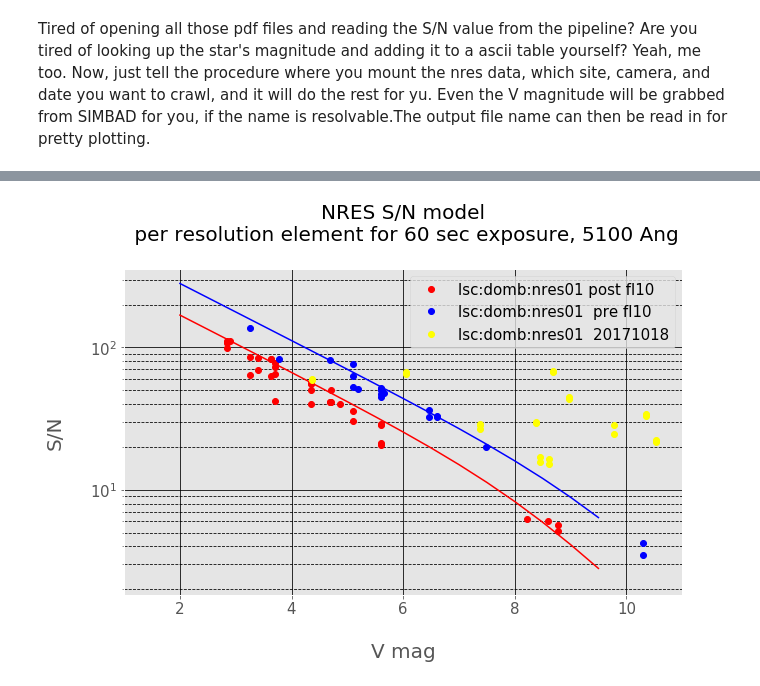
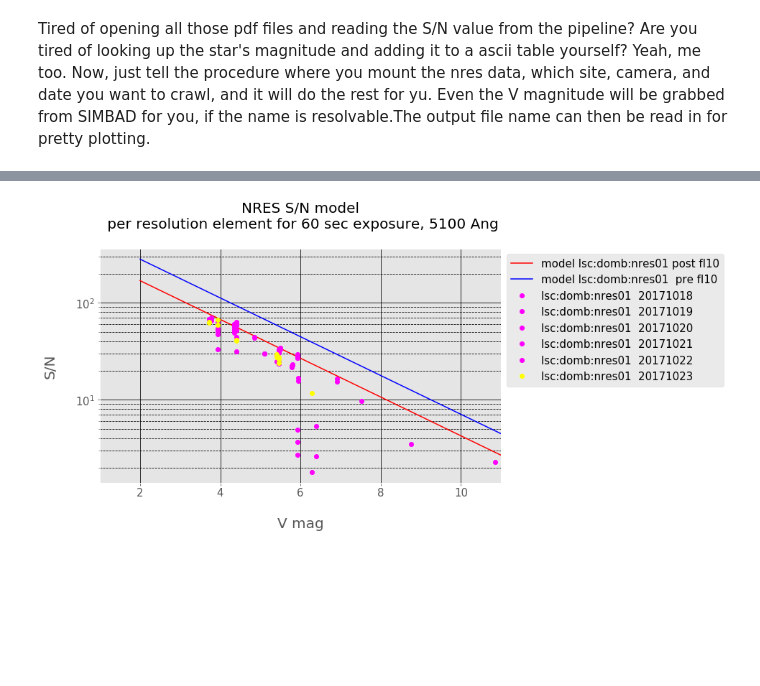
Before and after one commit to drhaz/lco_nresAnalysis, a Jupyter notebook: pipeline_sn/nres_plot_pipelineSN.ipynb, the cells around one changed output, grey strips where cells are left out. Saved outputs shown, nothing was run; the diff lists cells and outputs as text; code cells hidden in the pictures; blank space fills up the shorter version.

Commit message:
small mods to pipline S/N plot

```diff
--- a/pipeline_sn/nres_plot_pipelineSN.ipynb
+++ b/pipeline_sn/nres_plot_pipelineSN.ipynb
@@ -35,21 +35,25 @@ def readdata (fname):
     data = np.genfromtxt (fname, unpack=True, dtype=None,
                           skip_footer=0, names=['star','vmag','sn','texp'])
     sn60 = data['sn'] * np.sqrt (60. / data['texp'])
-    return data['vmag'], sn60
+    return data['star'], data['vmag'], sn60
 
 
 def snmodel (s0=180000, ron=5):
-    x = np.arange (2,10,0.5)
+    x = np.arange (2,12,0.5)
     s = 10 ** (-0.4 * x) * s0
     sn = s / np.sqrt (s + 3 * ron ** 2)
     return x, sn
 
 
-def plotfile (fname, color, label, refflux, ron=5):
-    (v,sn) = readdata (fname)
-    plt.semilogy (v,sn,'o', color=color, label=label)
-    (x,sn) = snmodel (refflux,ron)
-    plt.semilogy (x,sn, color=color)
+
+def plotfile (fname, color, label, refflux, ron=5, badcutoff=25000):
+    if fname is not None:
+        (star,v,sn) = readdata (fname)
+        plt.semilogy (v,sn,'o', color=color, label=label)
+
+    if refflux > 0:
+        (x,sn) = snmodel (refflux,ron)
+        plt.semilogy (x,sn, color=color, label='model %s' % label)
 # %% [markdown]
 Tired of opening all those pdf files and reading the S/N value from the pipeline? Are you tired of looking up the star's magnitude and adding it to a ascii table yourself?
 Yeah, me too. Now, just tell the procedure where you mount the nres data, which site, camera, and date you want to crawl, and it will do the rest for yu. Even the V magnitude will be grabbed from SIMBAD for you, if the name is resolvable.The output file name can then be read in for pretty plotting.
@@ -146,24 +178,29 @@ lscnrs01-fl09-20171018-0054-e91 HR1544_FLUX 4.36 152.2 400
 # %%
 
 ron=5
 
 fig, ax = plt.subplots(1)
 
-plotfile ('nressn_postfl10.txt', color='red', label='lsc:domb:nres01 post fl10', refflux=180000)
-plotfile ('nressn_prefl10.txt' , color='blue', label='lsc:domb:nres01  pre fl10', refflux=500000)
-plotfile ('nres01-20171018.txt' , color='yellow', label='lsc:domb:nres01  20171018', refflux=0)
+plotfile (None, color='red', label='lsc:domb:nres01 post fl10', refflux=180000, ron=0)
+plotfile (None , color='blue', label='lsc:domb:nres01  pre fl10', refflux=500000, ron=0)
+plotfile ('nres01-20171018.txt', color='magenta',  label='lsc:domb:nres01  20171018', refflux=0, ron=ron)
+plotfile ('nres01-20171019.txt', color='magenta',  label='lsc:domb:nres01  20171019', refflux=0, ron=ron)
+plotfile ('nres01-20171020.txt', color='magenta',  label='lsc:domb:nres01  20171020', refflux=0, ron=ron)
+plotfile ('nres01-20171021.txt', color='magenta', label='lsc:domb:nres01  20171021', refflux=0, ron=ron)
+plotfile ('nres01-20171022.txt', color='magenta', label='lsc:domb:nres01  20171022', refflux=0, ron=ron)
+plotfile ('nres01-20171023.txt', color='yellow', label='lsc:domb:nres01  20171023', refflux=0, ron=ron)
 
-plt.legend(  fontsize=15)
+lgd = plt.legend(bbox_to_anchor=(1, 1), loc='upper left', ncol=1,  fontsize=15)
 plt.xlim([1,11])
 plt.xlabel ( "\nV mag",  fontsize=20)
 plt.ylabel ("S/N\n",  fontsize=20)
 plt.title ("NRES S/N model\n per resolution element for 60 sec exposure, 5100 Ang\n",  fontsize=20)
 
 ax.grid(b=True, which='major', color='k', linestyle='-')
 ax.grid(b=True, which='minor', color='k', linestyle='--')
 ax.tick_params(axis='both', which='major', labelsize=15)
 ax.tick_params(axis='both', which='minor', labelsize=10)
 plt.subplots_adjust(top=0.88)
-plt.savefig("nressn_20171018.png", bbox_inches="tight");
+plt.savefig("nressn_20171023.png", box_extra_artists=(lgd,), bbox_inches="tight");
 # %% [output]
-[figure, old version]
+[figure, new version]
```
Also changed, not shown: parts of 3 cells of this notebook.
